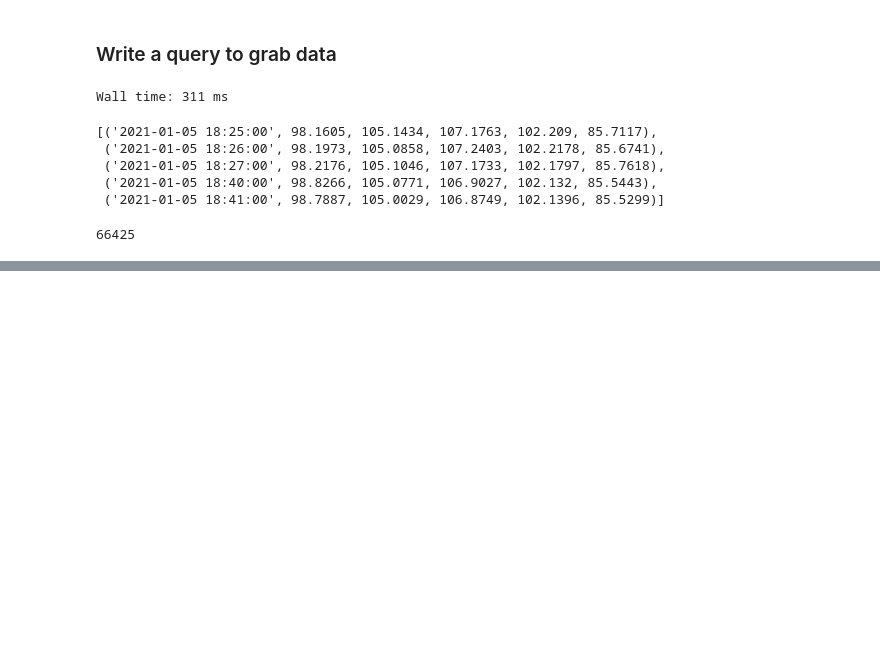
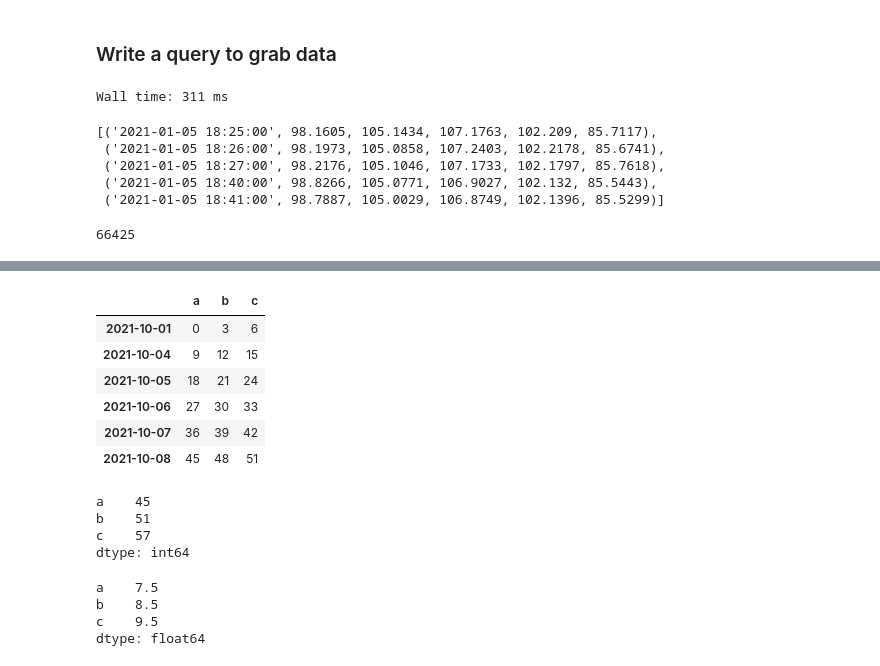
Before and after one commit to YourEpicness/QuantStuff, a Jupyter notebook: QuantFundamentals.ipynb, the cells around one changed output, grey strips where cells are left out. Drawn from its saved outputs; the diff is of its cells as text; code cells hidden in the pictures; blank space fills up the shorter version.

```diff
--- a/QuantFundamentals.ipynb
+++ b/QuantFundamentals.ipynb
@@ -260,0 +313,27 @@ con.close()
+# %%
+# Calculations on the dataframe are treated as a matrix
+3 * df
+# %% [output]
+|  | a | b | c |
+| 2021-10-01 | 0 | 3 | 6 |
+| 2021-10-04 | 9 | 12 | 15 |
+| 2021-10-05 | 18 | 21 | 24 |
+| 2021-10-06 | 27 | 30 | 33 |
+| 2021-10-07 | 36 | 39 | 42 |
+| 2021-10-08 | 45 | 48 | 51 |
+# %%
+# Sum per column
+df.sum()
+# %% [output]
+a    45
+b    51
+c    57
+dtype: int64
+# %%
+# Mean per column
+np.mean(df)
+# %% [output]
+a    7.5
+b    8.5
+c    9.5
+dtype: float64
```
Also changed, not shown: parts of 9 cells of this notebook.
